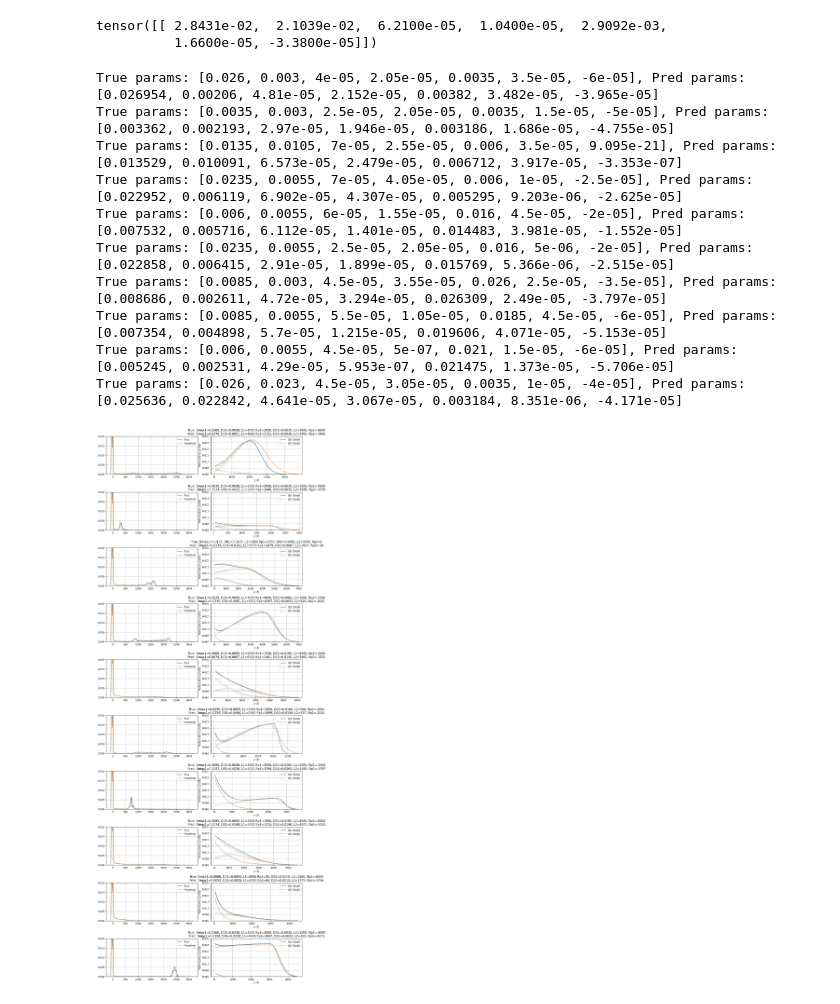
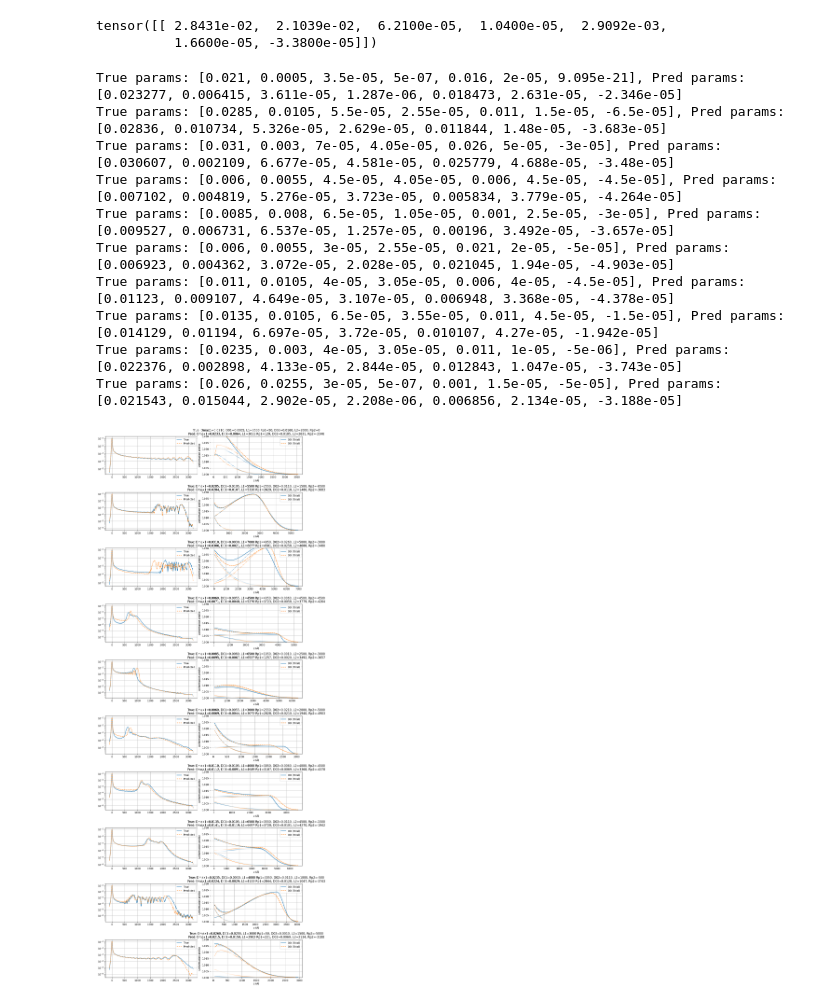
Before and after one commit to Vekeryk/master-xrd, a Jupyter notebook: j_ml.ipynb, the cells around one changed output. Drawn from its saved outputs; the diff is of its cells as text; code cells hidden in the pictures.

```diff
--- a/j_ml.ipynb
+++ b/j_ml.ipynb
@@ -75,6 +47,4 @@ Invalid D01 value: 0.002 0.0016654859949499189
 # %%
-# random examples from X_train, Y_train
-
 import helpers as h
 import xrd
 from importlib import reload
@@ -83,37 +53,31 @@ reload(h)
 
 rng = np.random.default_rng()
 indices = rng.choice(X_train.shape[0], size=10, replace=False)
+x_long = torch.linspace(0, 1000 - 1, 1000)
+
 plt.figure(figsize=(12, 6))
 
 fig, axes = plt.subplots(len(indices), 3, figsize=(18, 32))
 plt.subplots_adjust(hspace=0.6)  # add vertical space between rows
 
-# for idx in indices:
-#     # plt.plot(x.cpu().numpy(), Y_train[idx].cpu().numpy(), label=f"Sample {idx}")
-#     curve, profile = xrd.compute_curve_and_profile(X_train[idx])
 
 for i, idx in enumerate(indices):
     # print(X_train[idx])
     curve, profile = xrd.compute_curve_and_profile(array=X_train[idx])
-    axes[i, 0].plot(curve.X_DeltaTeta, curve.Y_R_vseZ, label=f"Curve {idx}")
-    # axes[i, 0].set_title(f"Sample {idx}\nX_train: [{X_train[idx][0]:.4f}, {X_train[idx][1]:.4f}, {X_train[idx][2]:.4f}]")
+    axes[i, 0].plot(x, curve.Y_R_vseZ, label=f"Curve {idx}")
     axes[i, 0].grid(True)
-    axes[i, 0].set_ylim(0, 0.008)
+    axes[i, 0].set_yscale('log')
     axes[i, 0].legend()
 
     axes[i, 1].plot(curve.ML_X, curve.ML_Y, label=f"Curve {idx}")
-    axes[i, 1].set_title(
-        f"i={i} \n {h.fparam(arr=X_train[idx])}"
-    )
+    axes[i, 1].set_title(f"i={i} \n {h.fparam(arr=X_train[idx])}")
     axes[i, 1].grid(True)
-    axes[i, 1].set_ylim(0, 0.002)
+    # axes[i, 0].set_yscale('log')
     axes[i, 1].legend()
 
     axes[i, 2].plot(profile.X, profile.total_Y, label="Total")
     axes[i, 2].plot(profile.X, profile.asymmetric_Y, label="Asymmetric")
     axes[i, 2].plot(profile.X, profile.decaying_Y, label="Decaying")
-    # axes[i, 2].set_title(f"Profile {idx}")
-    axes[i, 2].set_ylim(0, 0.03)
     axes[i, 2].grid(True)
     axes[i, 2].legend()
 
@@ -203,16 +167,17 @@ reload(xrd)
 
 # Examples after training (true vs predicted):
 true_pred_pairs = [
-  ([0.026000, 0.003000, 4.000e-05, 2.050e-05, 0.003500, 3.500e-05, -6.000e-05], [0.026954, 0.002060, 4.810e-05, 2.152e-05, 0.003820, 3.482e-05, -3.965e-05]),
-  ([0.003500, 0.003000, 2.500e-05, 2.050e-05, 0.003500, 1.500e-05, -5.000e-05], [0.003362, 0.002193, 2.970e-05, 1.946e-05, 0.003186, 1.686e-05, -4.755e-05]),
-  ([0.013500, 0.010500, 7.000e-05, 2.550e-05, 0.006000, 3.500e-05, 9.095e-21], [0.013529, 0.010091, 6.573e-05, 2.479e-05, 0.006712, 3.917e-05, -3.353e-07]),
-  ([0.023500, 0.005500, 7.000e-05, 4.050e-05, 0.006000, 1.000e-05, -2.500e-05], [0.022952, 0.006119, 6.902e-05, 4.307e-05, 0.005295, 9.203e-06, -2.625e-05]),
-  ([0.006000, 0.005500, 6.000e-05, 1.550e-05, 0.016000, 4.500e-05, -2.000e-05], [0.007532, 0.005716, 6.112e-05, 1.401e-05, 0.014483, 3.981e-05, -1.552e-05]),
-  ([0.023500, 0.005500, 2.500e-05, 2.050e-05, 0.016000, 5.000e-06, -2.000e-05], [0.022858, 0.006415, 2.910e-05, 1.899e-05, 0.015769, 5.366e-06, -2.515e-05]),
-  ([0.008500, 0.003000, 4.500e-05, 3.550e-05, 0.026000, 2.500e-05, -3.500e-05], [0.008686, 0.002611, 4.720e-05, 3.294e-05, 0.026309, 2.490e-05, -3.797e-05]),
-  ([0.008500, 0.005500, 5.500e-05, 1.050e-05, 0.018500, 4.500e-05, -6.000e-05], [0.007354, 0.004898, 5.700e-05, 1.215e-05, 0.019606, 4.071e-05, -5.153e-05]),
-  ([0.006000, 0.005500, 4.500e-05, 5.000e-07, 0.021000, 1.500e-05, -6.000e-05], [0.005245, 0.002531, 4.290e-05, 5.953e-07, 0.021475, 1.373e-05, -5.706e-05]),
-  ([0.026000, 0.023000, 4.500e-05, 3.050e-05, 0.003500, 1.000e-05, -4.000e-05], [0.025636, 0.022842, 4.641e-05, 3.067e-05, 0.003184, 8.351e-06, -4.171e-05]),
+ ([0.021000, 0.000500, 3.500e-05, 5.000e-07, 0.016000, 2.000e-05, 9.095e-21], [0.023277, 0.006415, 3.611e-05, 1.287e-06, 0.018473, 2.631e-05, -2.346e-05]),
+  ([0.028500, 0.010500, 5.500e-05, 2.550e-05, 0.011000, 1.500e-05, -6.500e-05], [0.028360, 0.010734, 5.326e-05, 2.629e-05, 0.011844, 1.480e-05, -3.683e-05]),
+  ([0.031000, 0.003000, 7.000e-05, 4.050e-05, 0.026000, 5.000e-05, -3.000e-05], [0.030607, 0.002109, 6.677e-05, 4.581e-05, 0.025779, 4.688e-05, -3.480e-05]),
+  ([0.006000, 0.005500, 4.500e-05, 4.050e-05, 0.006000, 4.500e-05, -4.500e-05], [0.007102, 0.004819, 5.276e-05, 3.723e-05, 0.005834, 3.779e-05, -4.264e-05]),
+  ([0.008500, 0.008000, 6.500e-05, 1.050e-05, 0.001000, 2.500e-05, -3.000e-05], [0.009527, 0.006731, 6.537e-05, 1.257e-05, 0.001960, 3.492e-05, -3.657e-05]),
+  ([0.006000, 0.005500, 3.000e-05, 2.550e-05, 0.021000, 2.000e-05, -5.000e-05], [0.006923, 0.004362, 3.072e-05, 2.028e-05, 0.021045, 1.940e-05, -4.903e-05]),
+  ([0.011000, 0.010500, 4.000e-05, 3.050e-05, 0.006000, 4.000e-05, -4.500e-05], [0.011230, 0.009107, 4.649e-05, 3.107e-05, 0.006948, 3.368e-05, -4.378e-05]),
+  ([0.013500, 0.010500, 6.500e-05, 3.550e-05, 0.011000, 4.500e-05, -1.500e-05], [0.014129, 0.011940, 6.697e-05, 3.720e-05, 0.010107, 4.270e-05, -1.942e-05]),
+  ([0.023500, 0.003000, 4.000e-05, 3.050e-05, 0.011000, 1.000e-05, -5.000e-06], [0.022376, 0.002898, 4.133e-05, 2.844e-05, 0.012843, 1.047e-05, -3.743e-05]),
+  ([0.026000, 0.025500, 3.000e-05, 5.000e-07, 0.001000, 1.500e-05, -5.000e-05], [0.021543, 0.015044, 2.902e-05, 2.208e-06, 0.006856, 2.134e-05, -3.188e-05]),
+
 ]
 
 def plot_profils(ax, profile, color, linestyle, pred=False):
@@ -229,42 +194,44 @@ def plot_profils(ax, profile, color, linestyle, pred=False):
     # ax.set_title('Deformation Profile Components')
 
 fig, axes = plt.subplots(len(true_pred_pairs), 2, figsize=(12, 32))
 plt.subplots_adjust(hspace=0.6)  # add vertical space between rows
 
 for i, (true_params, pred_params) in enumerate(true_pred_pairs):
     print(f"True params: {true_params}, Pred params: {pred_params}")
     # add true_params to plot
 
     curve, profile_true = xrd.compute_curve_and_profile(array=true_params, dl=100e-8)
 
     axes[i, 0].plot(curve.X_DeltaTeta, curve.Y_R_vseZ, label="True")
     axes[i, 0].grid(True)
-    axes[i, 0].set_ylim(0, 0.02)
+    # log
+    axes[i, 0].set_yscale('log')
+    # axes[i, 0].set_ylim(0, 0.02)
 
     plot_profils(axes[i, 1], profile_true, 'C0', '-')
 
     curve, profile_pred = xrd.compute_curve_and_profile(array=pred_params, dl=100e-8)
 
     plot_profils(axes[i, 1], profile_pred, 'C1', '--')
     axes[i, 0].plot(curve.X_DeltaTeta, curve.Y_R_vseZ, label="Predicted", linestyle='dashed')
     axes[i, 1].set_title(f"True: {h.fparam(arr=true_params)}\nPred: {h.fparam(arr=pred_params)}")
     axes[i, 1].grid(True)
     axes[i, 1].set_ylim(0, 0.03)
     axes[i, 1].legend()
     axes[i, 0].legend()
 
 
 plt.tight_layout()
 plt.show()
 # %% [output]
-True params: [0.026, 0.003, 4e-05, 2.05e-05, 0.0035, 3.5e-05, -6e-05], Pred params: [0.026954, 0.00206, 4.81e-05, 2.152e-05, 0.00382, 3.482e-05, -3.965e-05]
-True params: [0.0035, 0.003, 2.5e-05, 2.05e-05, 0.0035, 1.5e-05, -5e-05], Pred params: [0.003362, 0.002193, 2.97e-05, 1.946e-05, 0.003186, 1.686e-05, -4.755e-05]
-True params: [0.0135, 0.0105, 7e-05, 2.55e-05, 0.006, 3.5e-05, 9.095e-21], Pred params: [0.013529, 0.010091, 6.573e-05, 2.479e-05, 0.006712, 3.917e-05, -3.353e-07]
-True params: [0.0235, 0.0055, 7e-05, 4.05e-05, 0.006, 1e-05, -2.5e-05], Pred params: [0.022952, 0.006119, 6.902e-05, 4.307e-05, 0.005295, 9.203e-06, -2.625e-05]
-True params: [0.006, 0.0055, 6e-05, 1.55e-05, 0.016, 4.5e-05, -2e-05], Pred params: [0.007532, 0.005716, 6.112e-05, 1.401e-05, 0.014483, 3.981e-05, -1.552e-05]
-True params: [0.0235, 0.0055, 2.5e-05, 2.05e-05, 0.016, 5e-06, -2e-05], Pred params: [0.022858, 0.006415, 2.91e-05, 1.899e-05, 0.015769, 5.366e-06, -2.515e-05]
-True params: [0.0085, 0.003, 4.5e-05, 3.55e-05, 0.026, 2.5e-05, -3.5e-05], Pred params: [0.008686, 0.002611, 4.72e-05, 3.294e-05, 0.026309, 2.49e-05, -3.797e-05]
-True params: [0.0085, 0.0055, 5.5e-05, 1.05e-05, 0.0185, 4.5e-05, -6e-05], Pred params: [0.007354, 0.004898, 5.7e-05, 1.215e-05, 0.019606, 4.071e-05, -5.153e-05]
-True params: [0.006, 0.0055, 4.5e-05, 5e-07, 0.021, 1.5e-05, -6e-05], Pred params: [0.005245, 0.002531, 4.29e-05, 5.953e-07, 0.021475, 1.373e-05, -5.706e-05]
-True params: [0.026, 0.023, 4.5e-05, 3.05e-05, 0.0035, 1e-05, -4e-05], Pred params: [0.025636, 0.022842, 4.641e-05, 3.067e-05, 0.003184, 8.351e-06, -4.171e-05]
+True params: [0.021, 0.0005, 3.5e-05, 5e-07, 0.016, 2e-05, 9.095e-21], Pred params: [0.023277, 0.006415, 3.611e-05, 1.287e-06, 0.018473, 2.631e-05, -2.346e-05]
+True params: [0.0285, 0.0105, 5.5e-05, 2.55e-05, 0.011, 1.5e-05, -6.5e-05], Pred params: [0.02836, 0.010734, 5.326e-05, 2.629e-05, 0.011844, 1.48e-05, -3.683e-05]
+True params: [0.031, 0.003, 7e-05, 4.05e-05, 0.026, 5e-05, -3e-05], Pred params: [0.030607, 0.002109, 6.677e-05, 4.581e-05, 0.025779, 4.688e-05, -3.48e-05]
+True params: [0.006, 0.0055, 4.5e-05, 4.05e-05, 0.006, 4.5e-05, -4.5e-05], Pred params: [0.007102, 0.004819, 5.276e-05, 3.723e-05, 0.005834, 3.779e-05, -4.264e-05]
+True params: [0.0085, 0.008, 6.5e-05, 1.05e-05, 0.001, 2.5e-05, -3e-05], Pred params: [0.009527, 0.006731, 6.537e-05, 1.257e-05, 0.00196, 3.492e-05, -3.657e-05]
+True params: [0.006, 0.0055, 3e-05, 2.55e-05, 0.021, 2e-05, -5e-05], Pred params: [0.006923, 0.004362, 3.072e-05, 2.028e-05, 0.021045, 1.94e-05, -4.903e-05]
+True params: [0.011, 0.0105, 4e-05, 3.05e-05, 0.006, 4e-05, -4.5e-05], Pred params: [0.01123, 0.009107, 4.649e-05, 3.107e-05, 0.006948, 3.368e-05, -4.378e-05]
+True params: [0.0135, 0.0105, 6.5e-05, 3.55e-05, 0.011, 4.5e-05, -1.5e-05], Pred params: [0.014129, 0.01194, 6.697e-05, 3.72e-05, 0.010107, 4.27e-05, -1.942e-05]
+True params: [0.0235, 0.003, 4e-05, 3.05e-05, 0.011, 1e-05, -5e-06], Pred params: [0.022376, 0.002898, 4.133e-05, 2.844e-05, 0.012843, 1.047e-05, -3.743e-05]
+True params: [0.026, 0.0255, 3e-05, 5e-07, 0.001, 1.5e-05, -5e-05], Pred params: [0.021543, 0.015044, 2.902e-05, 2.208e-06, 0.006856, 2.134e-05, -3.188e-05]
-[figure, old version]
+[figure, new version]
```
Also changed, not shown: parts of 5 cells of this notebook, 7 other files.
